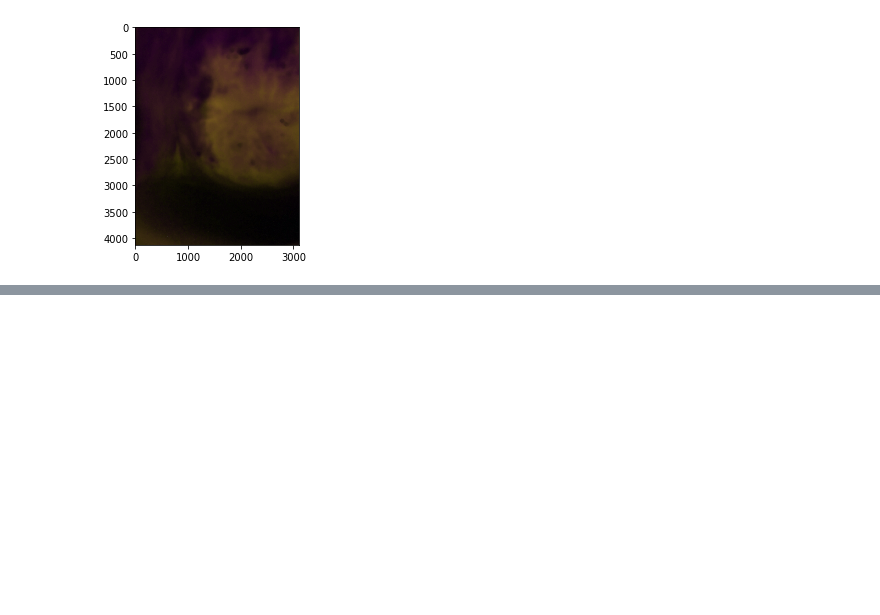
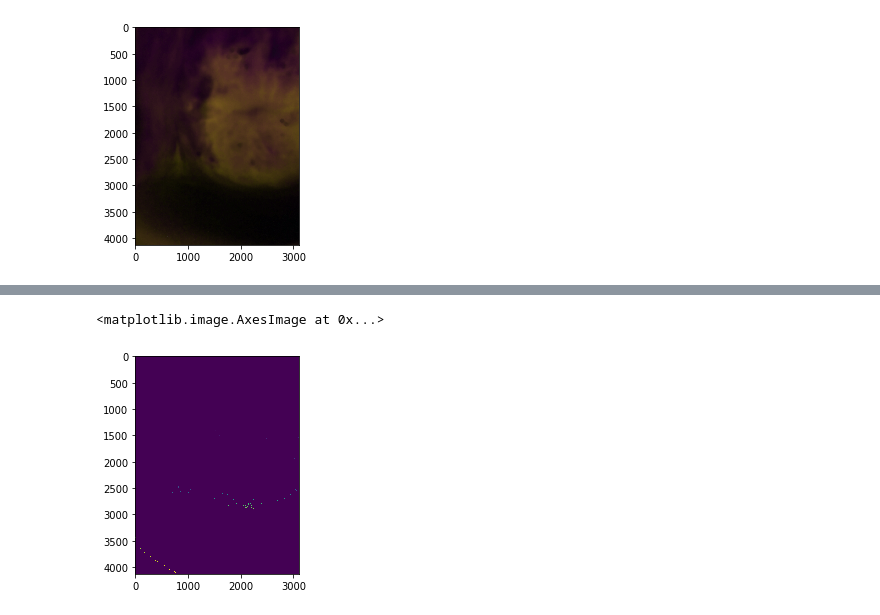
Before and after one commit to NadiaBlostein/Ai4GoodLab_CombatCervicalCancer, a Jupyter notebook: scitkit_image_exploration.ipynb, the cells around one changed output, grey strips where cells are left out. Saved outputs shown, nothing was run; the diff lists cells and outputs as text; code cells hidden in the pictures; blank space fills up the shorter version.

```diff
--- a/scitkit_image_exploration.ipynb
+++ b/scitkit_image_exploration.ipynb
@@ -135,0 +187,5 @@ plt.imshow(segmentation)
+# %%
+plt.imshow(label_image)
+# %% [output]
+<matplotlib.image.AxesImage at 0x...>
+[figure, added]
```
Also changed, not shown: parts of 6 cells of this notebook.
